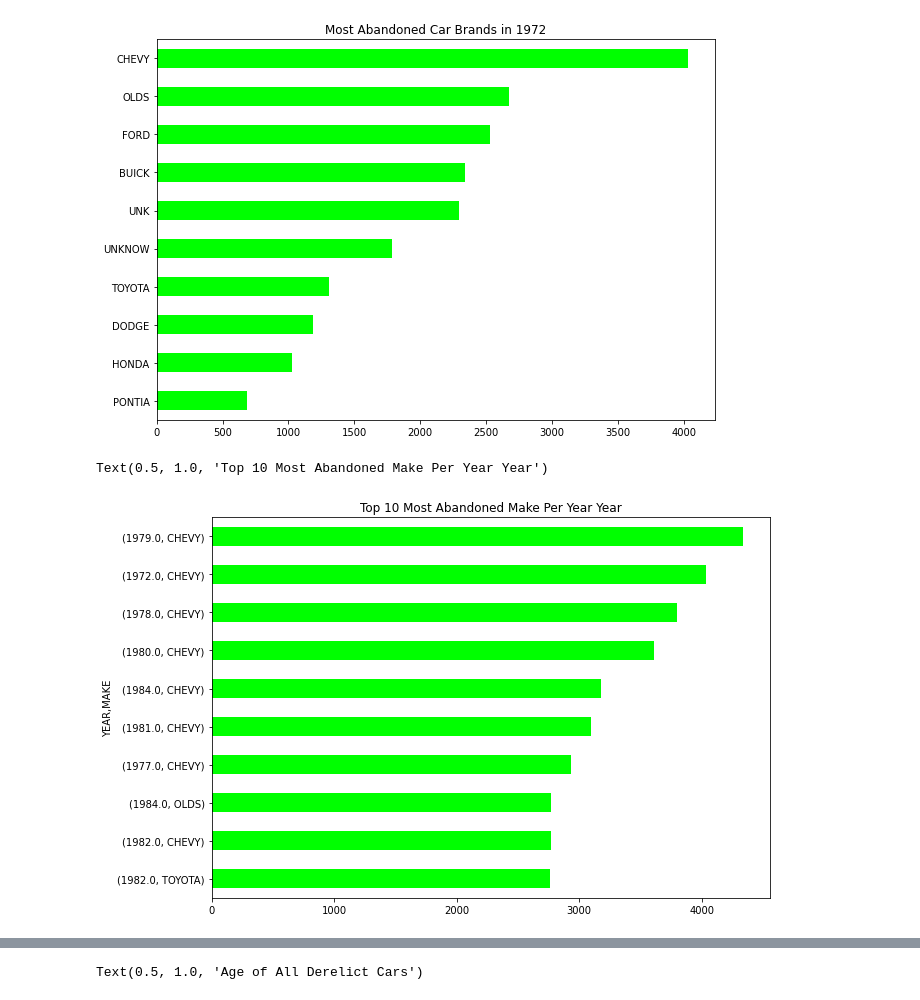
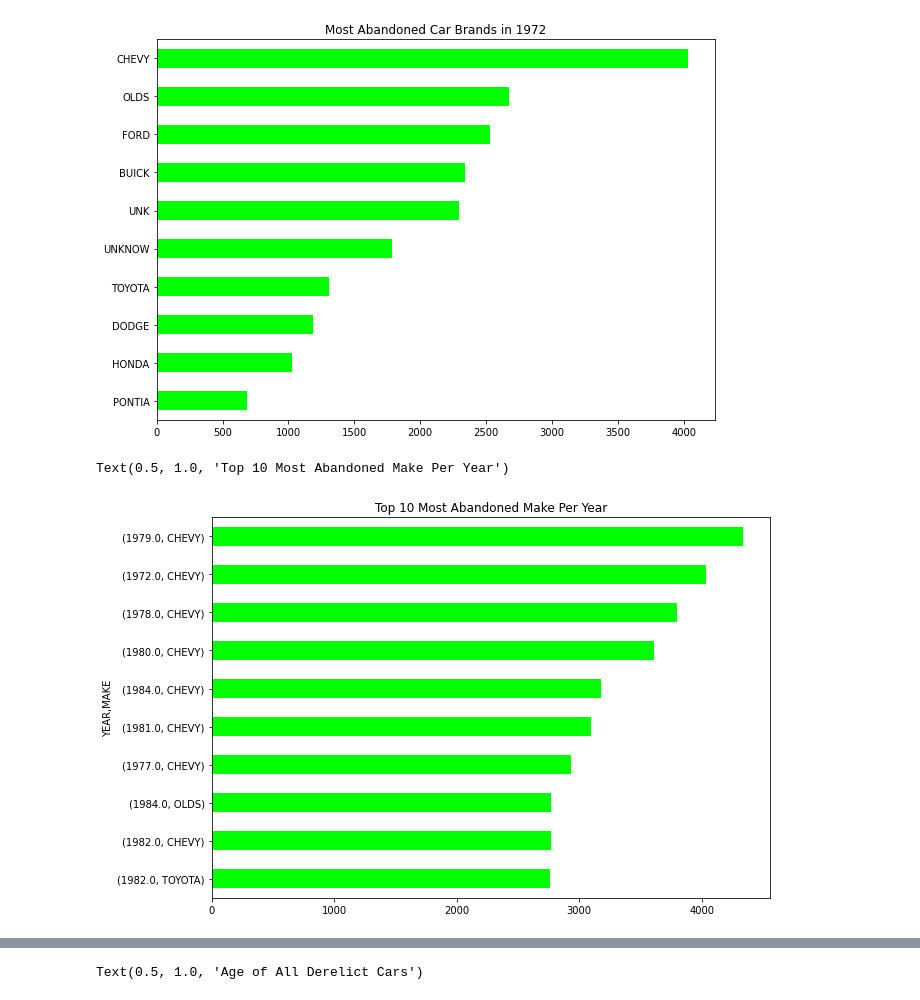
Before and after one commit to hanzhi227/SyncVR-EDA, a Jupyter notebook: EDA.ipynb, the cells around one changed output, grey strips where cells are left out. Cells and saved outputs as stored; diff of their text form; code cells hidden in the pictures.

```diff
--- a/EDA.ipynb
+++ b/EDA.ipynb
@@ -151,7 +171,7 @@ Text(0.5, 1.0, 'Most Abandoned Car Brands in 1972')
 [figure]
 # %%
 df.groupby(['YEAR','MAKE']).count()['ISN'].sort_values(ascending = False)[:10][::-1].plot(kind = 'barh', color = 'lime', figsize = (10,7))
-plt.title('Top 10 Most Abandoned Make Per Year Year')
+plt.title('Top 10 Most Abandoned Make Per Year')
 # %% [output]
-Text(0.5, 1.0, 'Top 10 Most Abandoned Make Per Year Year')
+Text(0.5, 1.0, 'Top 10 Most Abandoned Make Per Year')
-[figure, old version]
+[figure, new version]
```
Also changed, not shown: parts of 6 cells of this notebook.
